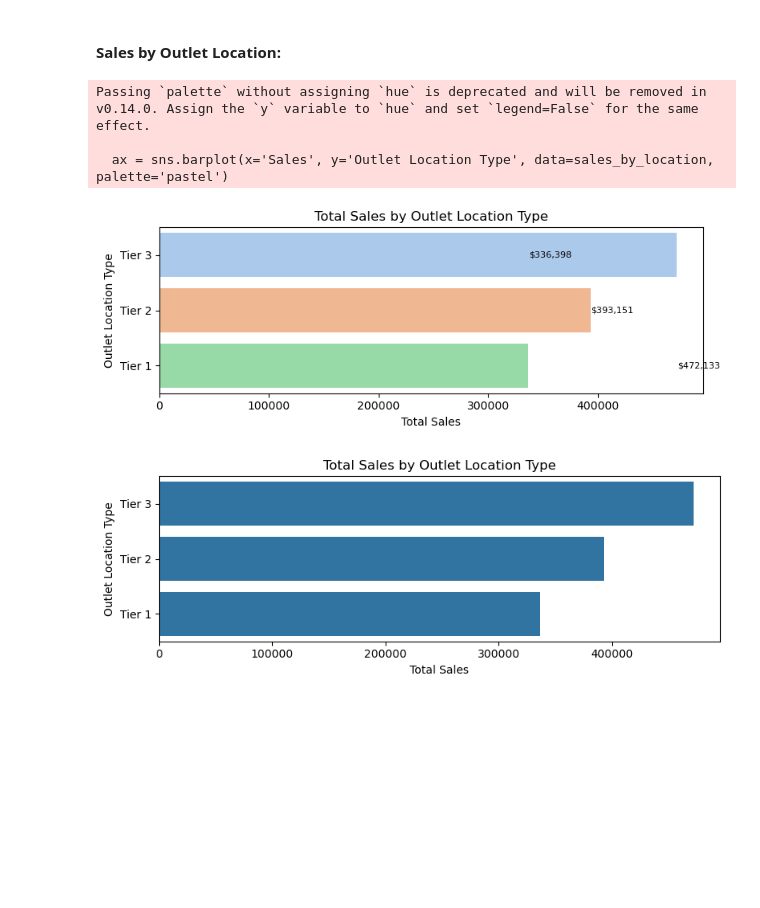
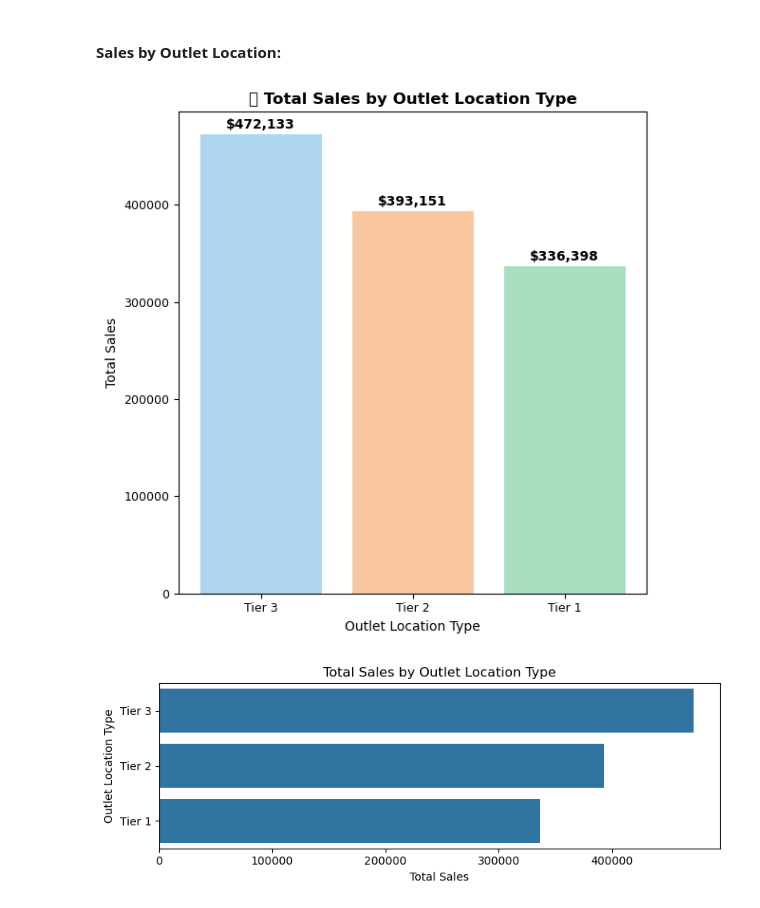
Before and after one commit to Syed-Moinuddin2025/SQL-Python-Learning-Journey, a Jupyter notebook: 3_Python_Project_Blinkit/Blinkit Analysis Python.ipynb, the cells around one changed output. Drawn from its saved outputs; the diff is of its cells as text; code cells hidden in the pictures; blank space fills up the shorter version.

```diff
--- a/3_Python_Project_Blinkit/Blinkit Analysis Python.ipynb
+++ b/3_Python_Project_Blinkit/Blinkit Analysis Python.ipynb
@@ -242,33 +242,34 @@ plt.show()
 # %% [markdown]
 #### **Sales by Outlet Location:**
 # %%
-import seaborn as sns
-import matplotlib.pyplot as plt
+# 📊 Total Sales by Outlet Location Type (Vertical Bar Chart)
 
-# Step 1: Group sales by outlet location type
 sales_by_location = df.groupby('Outlet Location Type')['Sales'].sum().reset_index()
-
-# Step 2: Sort values
 sales_by_location = sales_by_location.sort_values('Sales', ascending=False)
 
-# Step 3: Horizontal bar plot
-plt.figure(figsize=(8, 3))  # Wider than tall for better visibility
-ax = sns.barplot(x='Sales', y='Outlet Location Type', data=sales_by_location, palette='pastel')
+plt.figure(figsize=(6,6))
+bars = plt.bar(
+    sales_by_location['Outlet Location Type'],
+    sales_by_location['Sales'],
+    color=['#AED6F1', '#F9C79F', '#A9DFBF']
+)
 
-# Step 4: Titles and labels
-plt.title('Total Sales by Outlet Location Type')
-plt.xlabel('Total Sales')
-plt.ylabel('Outlet Location Type')
+# Add labels on top of each bar
+for bar in bars:
+    plt.text(
+        bar.get_x() + bar.get_width() / 2,
+        bar.get_height() + 6000,  # Offset so text is above bar
+        f"${bar.get_height():,.0f}",
+        ha='center',  fontsize=10, fontweight='bold'
+    )
 
-# # Optional: Format sales labels on bars
-for index, row in sales_by_location.iterrows():
-    ax.text(row['Sales'] + 500, index, f"${row['Sales']:,.0f}", va='center', fontsize=8)
-
+plt.title('📍 Total Sales by Outlet Location Type', fontsize=12, weight='bold')
+plt.xlabel('Outlet Location Type', fontsize=10)
+plt.ylabel('Total Sales', fontsize=10)
+plt.xticks(fontsize=9)
+plt.yticks(fontsize=9)
 plt.tight_layout()
 plt.show()
 # %% [output]
-Passing `palette` without assigning `hue` is deprecated and will be removed in v0.14.0. Assign the `y` variable to `hue` and set `legend=False` for the same effect.
-
-  ax = sns.barplot(x='Sales', y='Outlet Location Type', data=sales_by_location, palette='pastel')
-[figure, old version]
+[figure, new version]
 # %%
```
Also changed, not shown: parts of 22 cells of this notebook, 1 other file.
